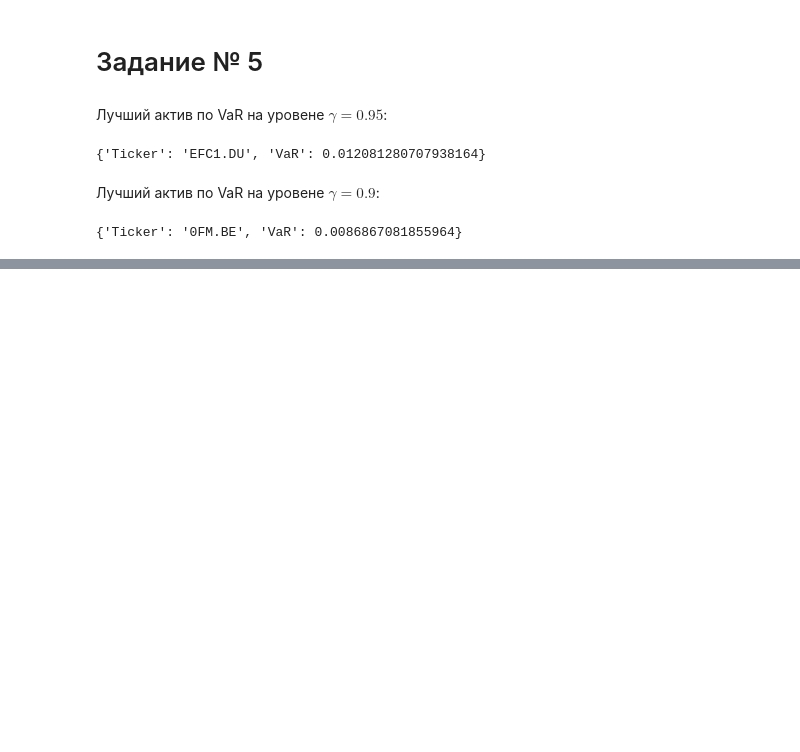
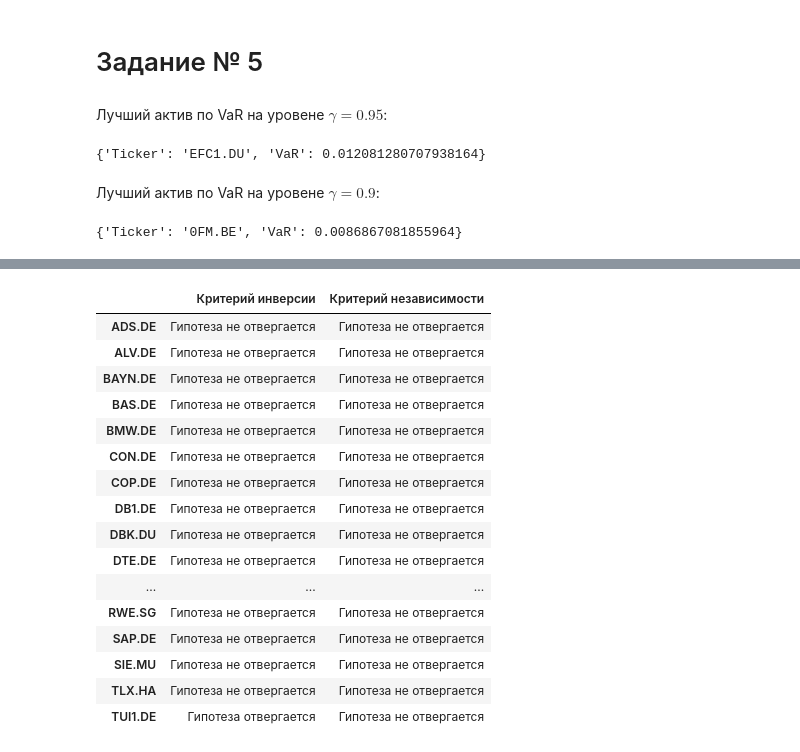
Before and after one commit to antonov1lya/ResearchSeminar2024, a Jupyter notebook: report.ipynb, the cells around one changed output, grey strips where cells are left out. Cells and saved outputs as stored; diff of their text form; code cells hidden in the pictures; blank space fills up the shorter version.

```diff
--- a/report.ipynb
+++ b/report.ipynb
@@ -216,0 +252,9 @@ plt.show()
+# %%
+crit_table = pd.DataFrame()
+alpha = 0.05
+
+for stock in stocks:
+    res = inversion_criterion(returns[stock], returns[stock].shape[0], alpha)
+    crit_table.loc[stock, 'Критерий инверсии'] = res
+
+crit_table
@@ -216,0 +283,11 @@ plt.show()
+# %%
+def ind_test(sample, k, alpha):
+    sample_k1 = sample[:250-k]
+    sample_k2 = sample[k-250:]
+
+    p_value = kendalltau(sample_k1, sample_k2).pvalue
+
+    if p_value > alpha:
+        return 'Гипотеза не отвергается'
+
+    return 'Гипотеза отвергается'
@@ -216,0 +346,26 @@ plt.show()
+# %%
+k = 5
+
+for stock in stocks:
+    res = ind_test(returns[stock], k, alpha)
+    crit_table.loc[stock, 'Критерий независимости'] = res
+
+crit_table
+# %% [output]
+|  | Критерий инверсии | Критерий независимости |
+| ADS.DE | Гипотеза не отвергается | Гипотеза не отвергается |
+| ALV.DE | Гипотеза не отвергается | Гипотеза не отвергается |
+| BAYN.DE | Гипотеза не отвергается | Гипотеза не отвергается |
+| BAS.DE | Гипотеза не отвергается | Гипотеза не отвергается |
+| BMW.DE | Гипотеза не отвергается | Гипотеза не отвергается |
+| CON.DE | Гипотеза не отвергается | Гипотеза не отвергается |
+| COP.DE | Гипотеза не отвергается | Гипотеза не отвергается |
+| DB1.DE | Гипотеза не отвергается | Гипотеза не отвергается |
+| DBK.DU | Гипотеза не отвергается | Гипотеза не отвергается |
+| DTE.DE | Гипотеза не отвергается | Гипотеза не отвергается |
+| ... | ... | ... |
+| RWE.SG | Гипотеза не отвергается | Гипотеза не отвергается |
+| SAP.DE | Гипотеза не отвергается | Гипотеза не отвергается |
+| SIE.MU | Гипотеза не отвергается | Гипотеза не отвергается |
+| TLX.HA | Гипотеза не отвергается | Гипотеза не отвергается |
+| TUI1.DE | Гипотеза отвергается | Гипотеза не отвергается |
```
Also changed, not shown: parts of 23 cells of this notebook, 1 other file.
